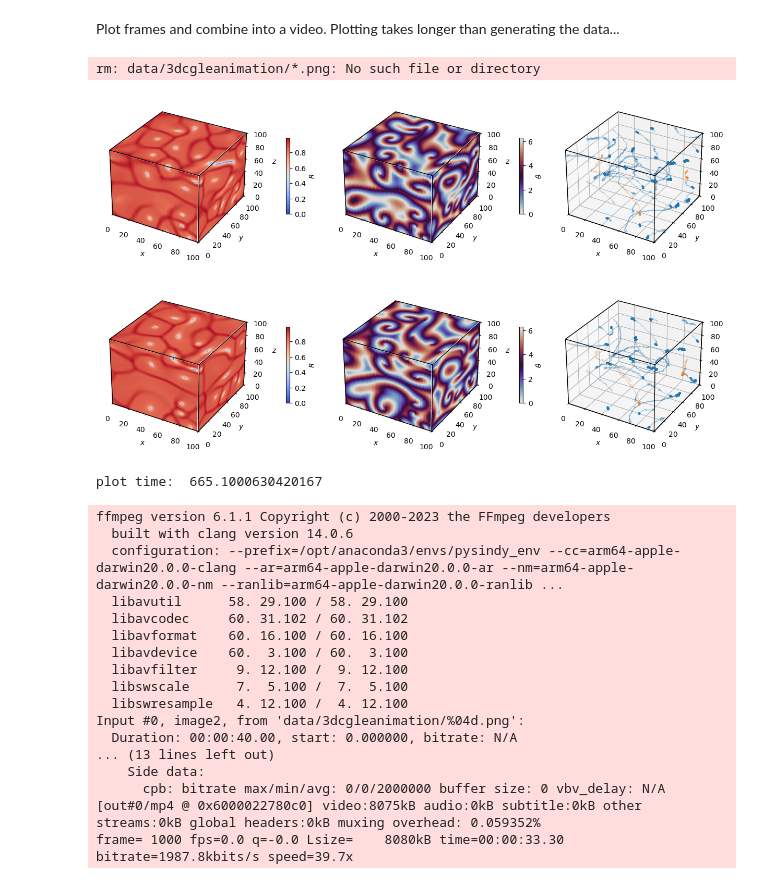
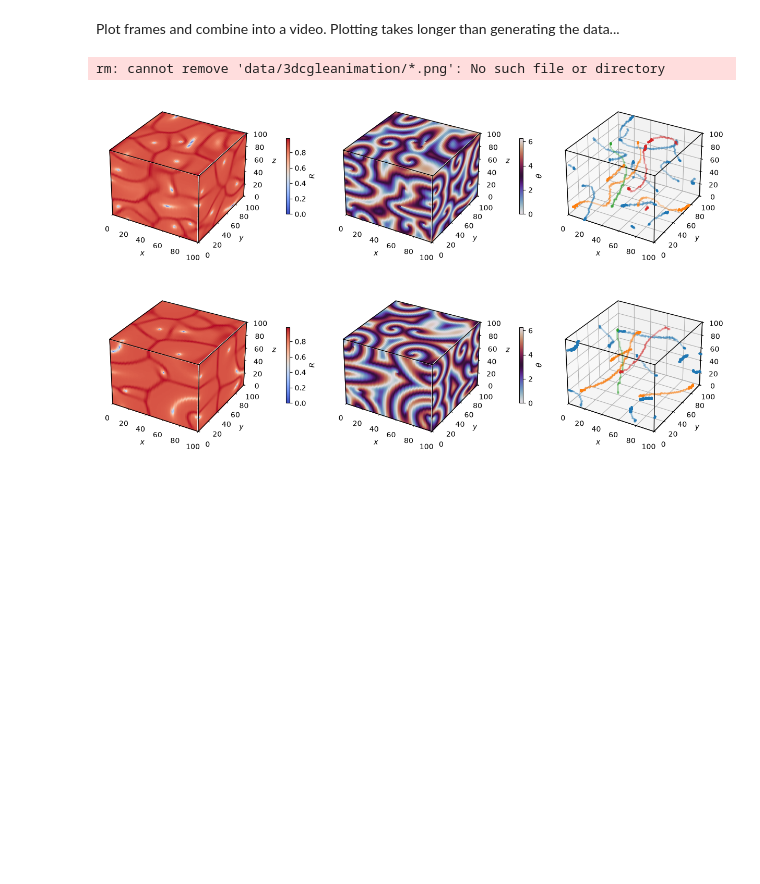
Before and after one commit to znicolaou/rdcu, a Jupyter notebook: cgle.ipynb, the cells around one changed output. Cells and saved outputs as stored; diff of their text form; code cells hidden in the pictures; blank space fills up the shorter version.

Commit message:
updated defect lines

```diff
--- a/cgle.ipynb
+++ b/cgle.ipynb
@@ -632,12 +632,12 @@ run for 200 time steps before saving dense output
 # %%
-T=200
-dt=10
-cmd='%s ./rdcu -t %f -d %f -N %i,%i,%i -L %f,%f,%f -n 2 -v -D1 %s'%(loadstr,T,dt,Ns[0],Ns[1],Ns[2],Ls[0],Ls[1],Ls[2],filebase)
+T0=500
+dt0=10
+cmd='%s ./rdcu -s 2 -t %f -d %f -N %i,%i,%i -L %f,%f,%f -n 2 -v -D1 %s'%(loadstr,T0,dt0,Ns[0],Ns[1],Ns[2],Ls[0],Ls[1],Ls[2],filebase)
 print(cmd)
 os.system(cmd)
 
-T=300
-dt=0.1
+T=1000
+dt=0.5
 cmd='%s ./rdcu -t %f -d %f -N %i,%i,%i -L %f,%f,%f -n 2 -R -v -D1 %s'%(loadstr,T,dt,Ns[0],Ns[1],Ns[2],Ls[0],Ls[1],Ls[2],filebase)
 print(cmd)
 os.system(cmd)
@@ -774,8 +774,10 @@ else:
 
 
 Ns=np.array(Ns)
-n0=int(200/10)
-nt=1000
+n0=int(T0/dt0)
+nt=int((T-T0)/dt)
+
+
 colors=plt.rcParams['axes.prop_cycle'].by_key()['color']
 
 def wloop(th, axis1=0, axis2=1):
@@ -903,71 +905,43 @@ def makeplot(n,show=False,save=True):
             l=np.linalg.norm(arr[:,starts[j]]-arr[:,ends[j]],ord=np.inf)
             if l<3:
                 line=np.array([arr[:,starts[j]]*Ls/(Ns-1),arr[:,ends[j]]*Ls/(Ns-1)])
-                plt.plot(*line.T,lw=1, alpha=0.1, marker=None,c=colors[i%len(colors)])
+                plt.plot(*line.T,lw=2, alpha=0.1, marker=None,color=colors[i%len(colors)])
                 if line[0][0]==0 or line[0][1]==Ls[1] or line[0][2]==0:
-                    ax.scatter(*line[0],s=5,c=colors[i%len(colors)],alpha=0.05)
+                    ax.scatter(*line[0],s=5,color=colors[i%len(colors)],alpha=0.5)
                 if line[0][0]==Ls[0] or line[0][1]==0 or line[0][2]==Ls[2]:
-                    ax.scatter(*line[0],s=5,c=colors[i%len(colors)],alpha=1.0)
+                    ax.scatter(*line[0],s=5,color=colors[i%len(colors)],alpha=1.0)
                 if line[1][0]==0 or line[1][1]==Ls[1] or line[1][2]==0:
-                    ax.scatter(*line[0],s=5,c=colors[i%len(colors)],alpha=0.05)
+                    ax.scatter(*line[0],s=5,color=colors[i%len(colors)],alpha=0.5)
                 if line[1][0]==Ls[0] or line[1][1]==0 or line[1][2]==Ls[2]:
-                    ax.scatter(*line[0],s=5,c=colors[i%len(colors)],alpha=1.0)
+                    ax.scatter(*line[0],s=5,color=colors[i%len(colors)],alpha=1.0)
 
     ax.plot([Ls[0],Ls[0]],[0,0],[0,Ls[2]], lw=1, c='black', alpha=1, zorder=10)
     ax.plot([0,Ls[0]],[0,0],[Ls[2],Ls[2]], lw=1, c='black', alpha=1, zorder=10)
     ax.plot([Ls[0],Ls[0]],[0,Ls[1]],[Ls[2],Ls[2]], lw=1, c='black', alpha=1, zorder=10)
     ax.plot([0,Ls[0]],[0,0],[0,0], lw=1, c='black', alpha=1, zorder=10)
     ax.plot([Ls[0],Ls[0]],[0,Ls[1]],[0,0], lw=1, c='black', alpha=1, zorder=10)
     ax.plot([0,0],[0,0],[0,Ls[2]], lw=1, c='black', alpha=1, zorder=10)
     ax.plot([Ls[0],Ls[0]],[Ls[1],Ls[1]],[0,Ls[2]], lw=1, c='black', alpha=1, zorder=10)
     ax.plot([0,Ls[0]],[Ls[1],Ls[1]],[Ls[2],Ls[2]], lw=1, c='black', alpha=1, zorder=10)
     ax.plot([0,0],[0,Ls[1]],[Ls[2],Ls[2]], lw=1, c='black', alpha=1, zorder=10)
 
     ax.set_xlim(0,Ls[0])
     ax.set_ylim(0,Ls[1])
     ax.set_zlim(0,Ls[1])
 
     ax.set_xlabel('$x$')
     ax.set_ylabel('$y$')
     ax.set_zlabel('$z$')
 
     if save:
         plt.savefig(filebase+'animation/%04d.png'%(n))
     if show:
         plt.show()
     plt.close(fig)
 
 makeplot(0,show=True,save=False)
 makeplot(nt,show=True,save=False)
-
-start=timeit.default_timer()
-pool=Pool(8,maxtasksperchild=1)
-pool.map(makeplot, range(nt))
-pool.close()
-stop=timeit.default_timer()
-print("plot time: ", stop-start)
-
-os.system('ffmpeg -y -r 30 -i %sanimation/'%(filebase)+'%04d.png'+ ' -c:v h264 -vf "pad=ceil(iw/2)*2:ceil(ih/2)*2,format=yuv420p" %sanimation.mp4'%(filebase))
-display(Video('%sanimation.mp4'%(filebase)))
 # %% [output]
-rm: data/3dcgleanimation/*.png: No such file or directory
+rm: cannot remove 'data/3dcgleanimation/*.png': No such file or directory
-[figure, old version]
+[figure, new version]
-[figure, old version]
+[figure, new version]
-plot time:  665.1000630420167
-ffmpeg version 6.1.1 Copyright (c) 2000-2023 the FFmpeg developers
-  built with clang version 14.0.6
-  configuration: --prefix=/opt/anaconda3/envs/pysindy_env --cc=arm64-apple-darwin20.0.0-clang --ar=arm64-apple-darwin20.0.0-ar --nm=arm64-apple-darwin20.0.0-nm --ranlib=arm64-apple-darwin20.0.0-ranlib ...
-  libavutil      58. 29.100 / 58. 29.100
-  libavcodec     60. 31.102 / 60. 31.102
-  libavformat    60. 16.100 / 60. 16.100
-  libavdevice    60.  3.100 / 60.  3.100
-  libavfilter     9. 12.100 /  9. 12.100
-  libswscale      7.  5.100 /  7.  5.100
-  libswresample   4. 12.100 /  4. 12.100
-Input #0, image2, from 'data/3dcgleanimation/%04d.png':
-  Duration: 00:00:40.00, start: 0.000000, bitrate: N/A
-... (13 lines left out)
-    Side data:
-      cpb: bitrate max/min/avg: 0/0/2000000 buffer size: 0 vbv_delay: N/A
-[out#0/mp4 @ 0x6000022780c0] video:8075kB audio:0kB subtitle:0kB other streams:0kB global headers:0kB muxing overhead: 0.059352%
-frame= 1000 fps=0.0 q=-0.0 Lsize=    8080kB time=00:00:33.30 bitrate=1987.8kbits/s speed=39.7x
```
Also changed, not shown: parts of 6 cells of this notebook, 1 other file.
